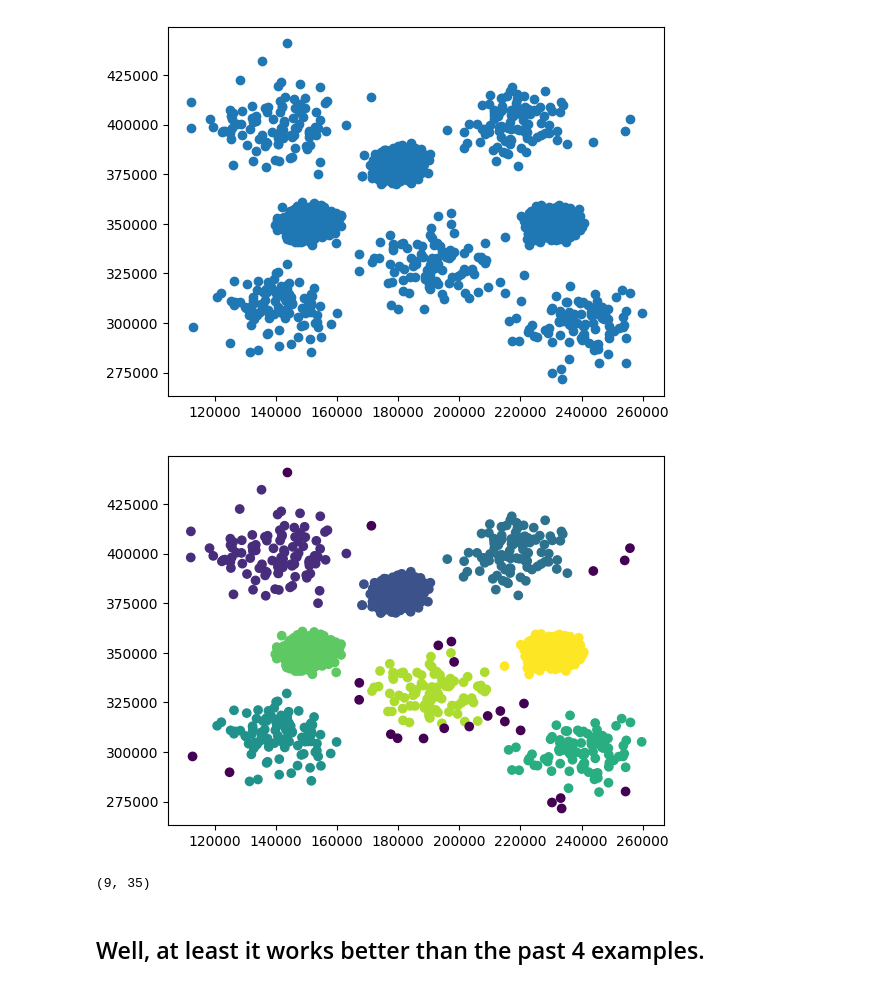
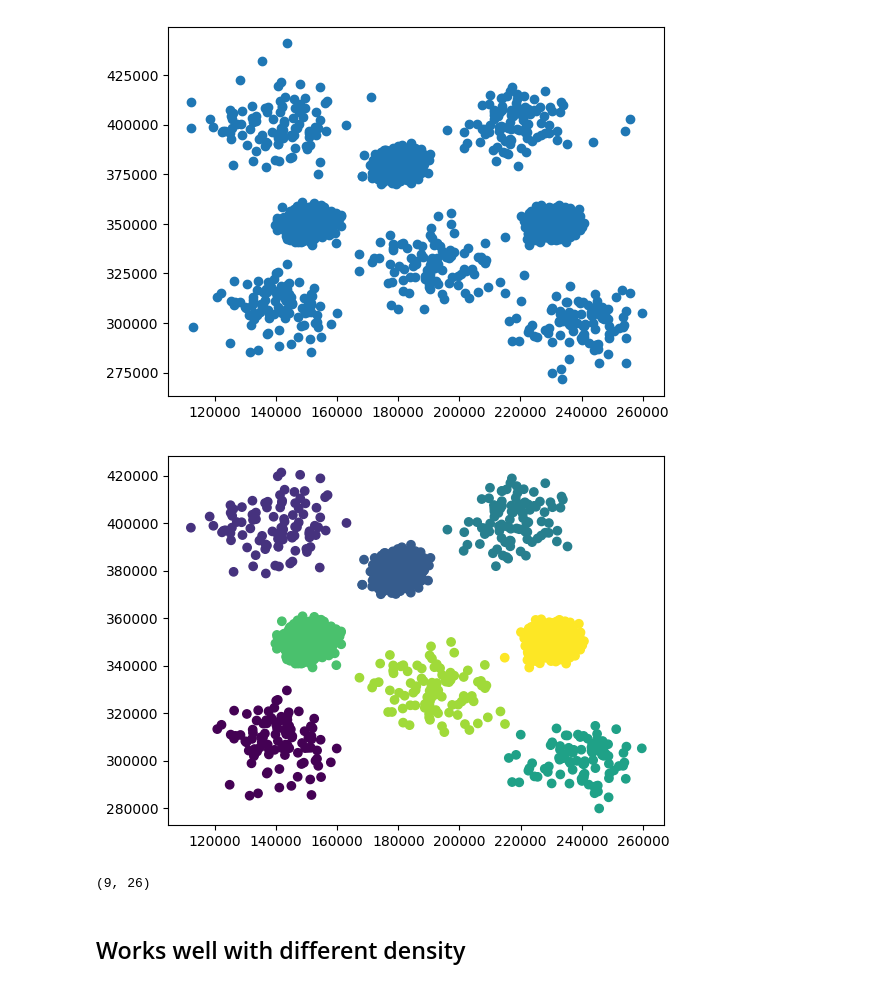
Before and after one commit to mk43v3r/SC4020-Data-Analytics, a Jupyter notebook: HDBSCAN.ipynb, the cells around one changed output. Drawn from its saved outputs; the diff is of its cells as text; code cells hidden in the pictures.

```diff
--- a/HDBSCAN.ipynb
+++ b/HDBSCAN.ipynb
@@ -398,6 +404,7 @@ unbalance_df
 6500 rows × 2 columns
 # %%
 unbalance_arr = unbalance_df.to_numpy()
+unbalance_arr_scaled = z_scale_np_array(unbalance_arr)
 xs, ys = zip(*unbalance_arr)
 plt.scatter(xs, ys)
 # %% [output]
@@ -405,15 +412,14 @@ plt.scatter(xs, ys)
 [figure]
 # %%
 hdb = HDBSCAN()
-unbalance_predictions = hdb.fit_predict(unbalance_arr)
-plt.scatter(xs, ys, c=unbalance_predictions)
-plt.show()
+unbalance_predictions = hdb.fit_predict(unbalance_arr_scaled)
+plot_without_noise(xs, ys, unbalance_predictions)
 # %% [output]
-[figure, old version]
+[figure, new version]
 # %%
-len(set(pathbased_predictions)), sum(1 if i == -1 else 0 for i in pathbased_predictions)
-# It has 9 clusters and 35 points labeled as "noise"
+len(set(unbalance_predictions)), sum(1 if i == -1 else 0 for i in unbalance_predictions)
+# It has 9 clusters and 26 points labeled as "noise"
 # %% [output]
-(9, 35)
+(9, 26)
 # %% [markdown]
-## Well, at least it works better than the past 4 examples.
+## Works well with different density
```
Also changed, not shown: parts of 22 cells of this notebook, 1 other file.
